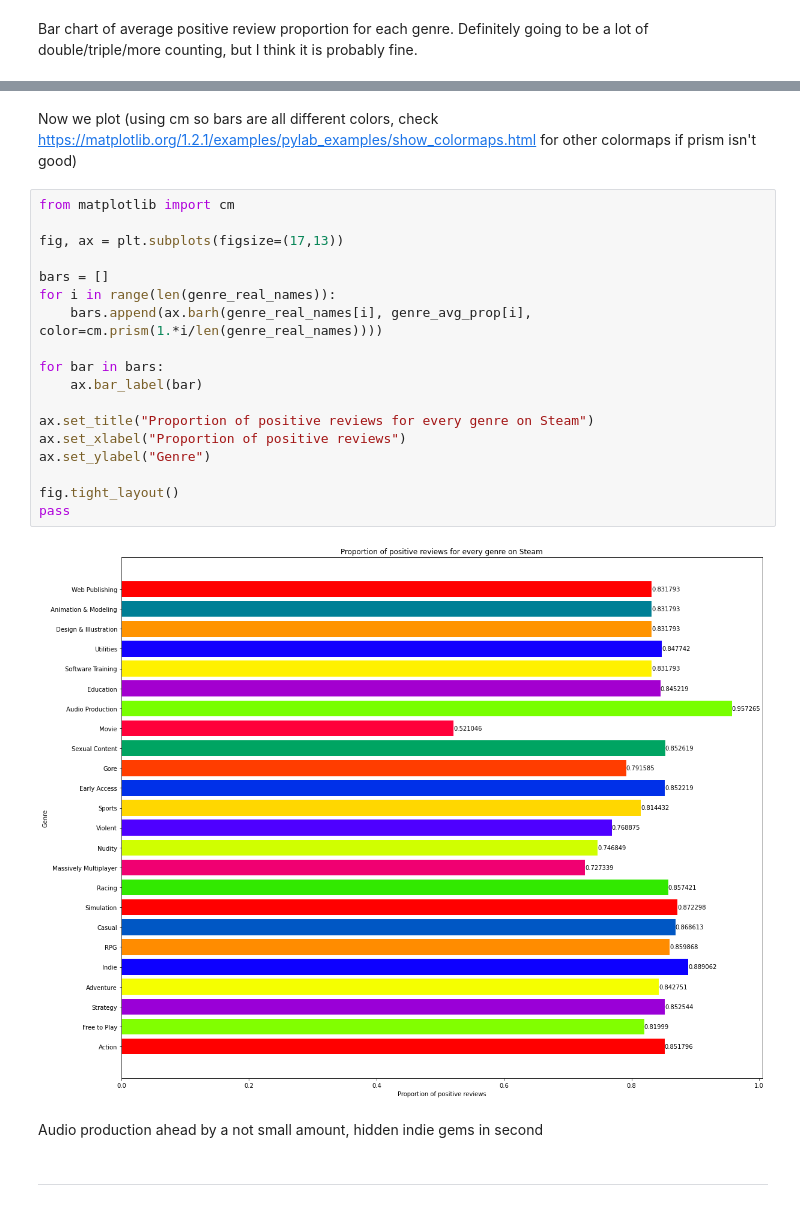
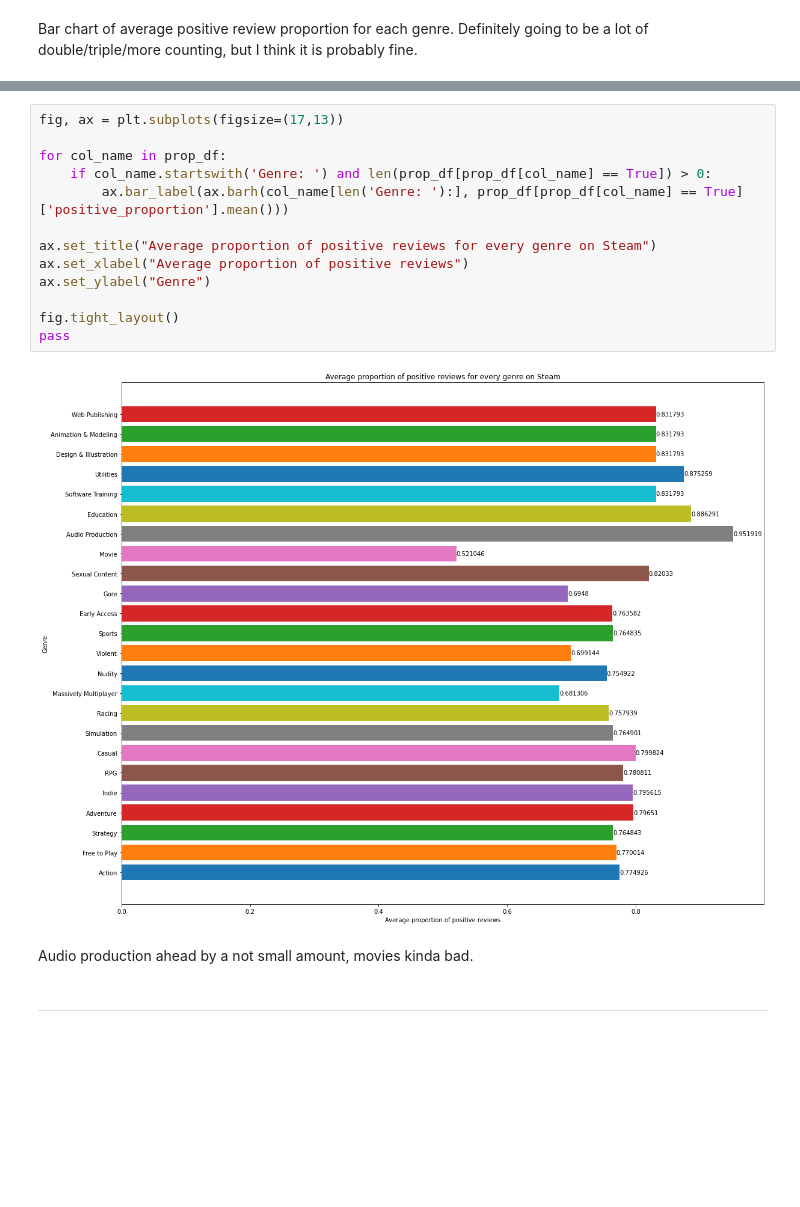
Before and after one commit to PokoNut/CMSC320FinalProject, a Jupyter notebook: final.ipynb, the cells around one changed output, grey strips where cells are left out. Drawn from its saved outputs; the diff is of its cells as text; blank space fills up the shorter version.

```diff
--- a/final.ipynb
+++ b/final.ipynb
@@ -397,27 +366,20 @@ for i in range(len(genre_names)):
-# %% [markdown]
-Now we plot (using cm so bars are all different colors, check https://matplotlib.org/1.2.1/examples/pylab_examples/show_colormaps.html for other colormaps if prism isn't good)
 # %%
-from matplotlib import cm
-
 fig, ax = plt.subplots(figsize=(17,13))
 
-bars = []
-for i in range(len(genre_real_names)):
-    bars.append(ax.barh(genre_real_names[i], genre_avg_prop[i], color=cm.prism(1.*i/len(genre_real_names))))
+for col_name in prop_df:
+    if col_name.startswith('Genre: ') and len(prop_df[prop_df[col_name] == True]) > 0:
+        ax.bar_label(ax.barh(col_name[len('Genre: '):], prop_df[prop_df[col_name] == True]['positive_proportion'].mean()))
 
-for bar in bars:
-    ax.bar_label(bar)
-
-ax.set_title("Proportion of positive reviews for every genre on Steam")
-ax.set_xlabel("Proportion of positive reviews")
+ax.set_title("Average proportion of positive reviews for every genre on Steam")
+ax.set_xlabel("Average proportion of positive reviews")
 ax.set_ylabel("Genre")
 
 fig.tight_layout()
 pass
 # %% [output]
-[figure, old version]
+[figure, new version]
 # %% [markdown]
-Audio production ahead by a not small amount, hidden indie gems in second
+Audio production ahead by a not small amount, movies kinda bad.
 # %% [markdown]
 <hr />
 # %% [markdown]
```
Also changed, not shown: parts of 24 cells of this notebook.
